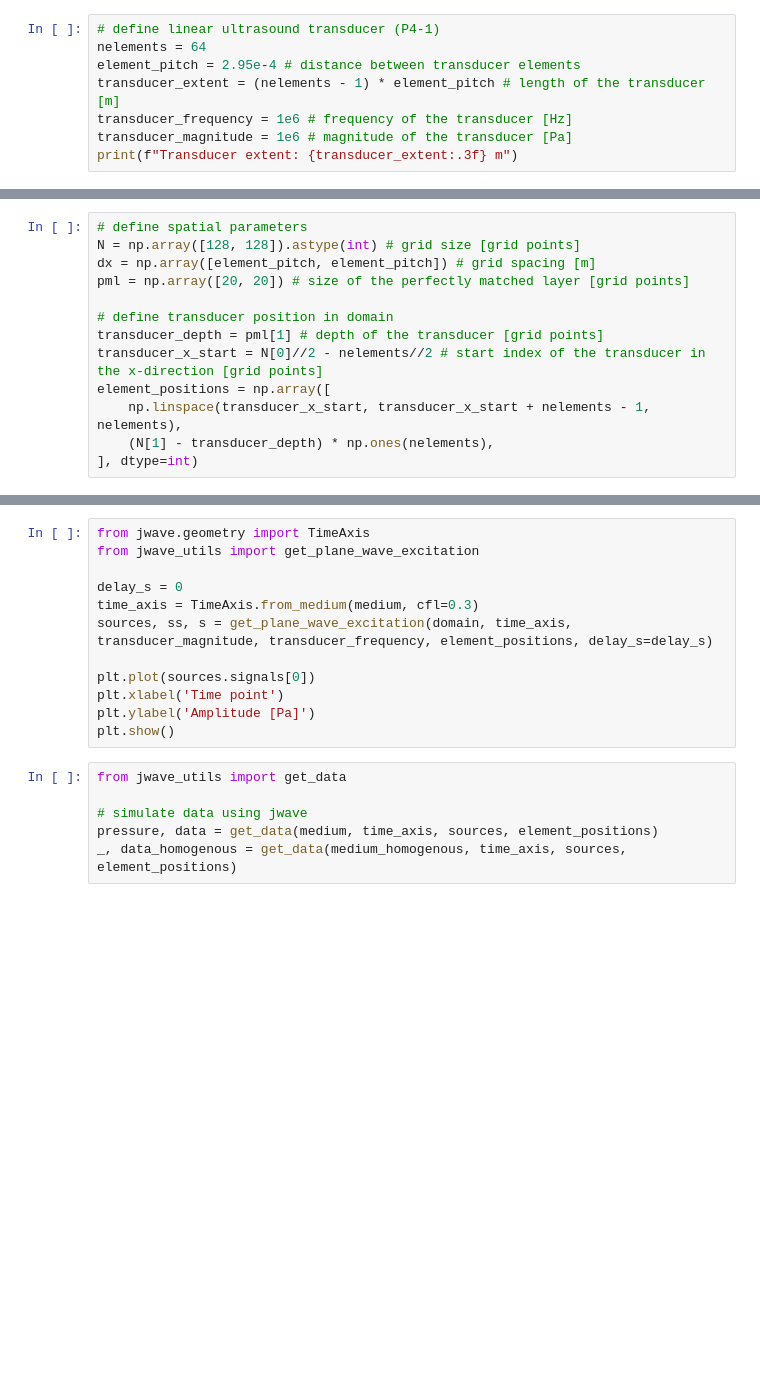
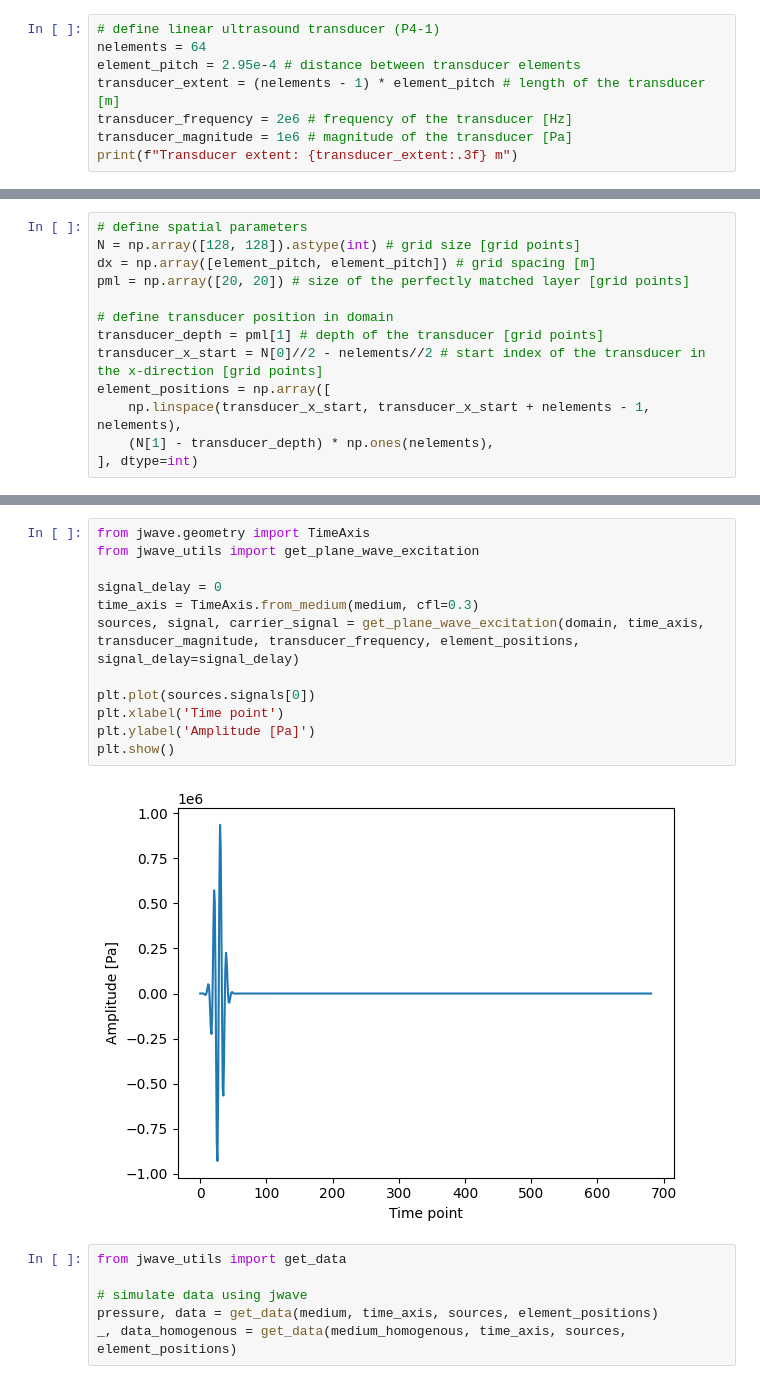
Before and after one commit to thomasrribeiro/brainhackFUS, a Jupyter notebook: notebooks/recon.ipynb, the cells around one changed output, grey strips where cells are left out. Cells and saved outputs as stored; diff of their text form; blank space fills up the shorter version.

```diff
--- a/notebooks/recon.ipynb
+++ b/notebooks/recon.ipynb
@@ -19,6 +21,6 @@ sys.path.append('../')
 nelements = 64
 element_pitch = 2.95e-4 # distance between transducer elements
 transducer_extent = (nelements - 1) * element_pitch # length of the transducer [m]
-transducer_frequency = 1e6 # frequency of the transducer [Hz]
+transducer_frequency = 2e6 # frequency of the transducer [Hz]
 transducer_magnitude = 1e6 # magnitude of the transducer [Pa]
 print(f"Transducer extent: {transducer_extent:.3f} m")
@@ -56,15 +70,17 @@ plt.show()
 # %%
 from jwave.geometry import TimeAxis
 from jwave_utils import get_plane_wave_excitation
 
-delay_s = 0
+signal_delay = 0
 time_axis = TimeAxis.from_medium(medium, cfl=0.3)
-sources, ss, s = get_plane_wave_excitation(domain, time_axis, transducer_magnitude, transducer_frequency, element_positions, delay_s=delay_s)
+sources, signal, carrier_signal = get_plane_wave_excitation(domain, time_axis, transducer_magnitude, transducer_frequency, element_positions, signal_delay=signal_delay)
 
 plt.plot(sources.signals[0])
 plt.xlabel('Time point')
 plt.ylabel('Amplitude [Pa]')
 plt.show()
+# %% [output]
+[figure, added]
 # %%
 from jwave_utils import get_data
 
```
Also changed, not shown: parts of 12 cells of this notebook, 2 other files.
